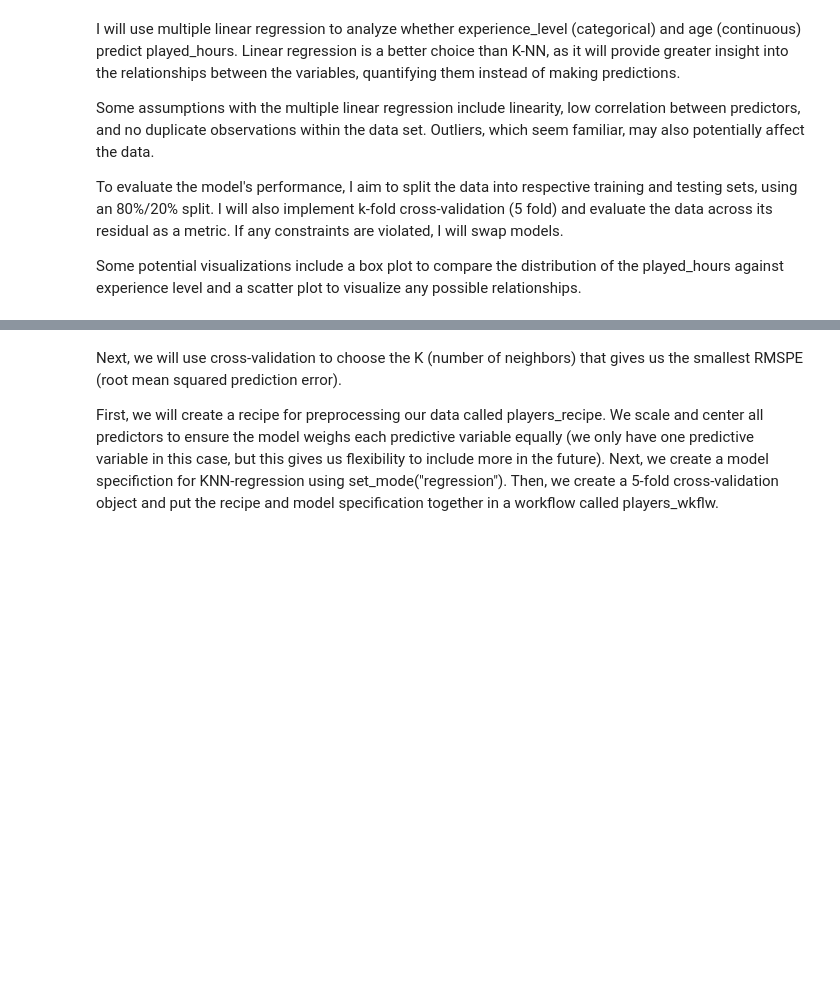
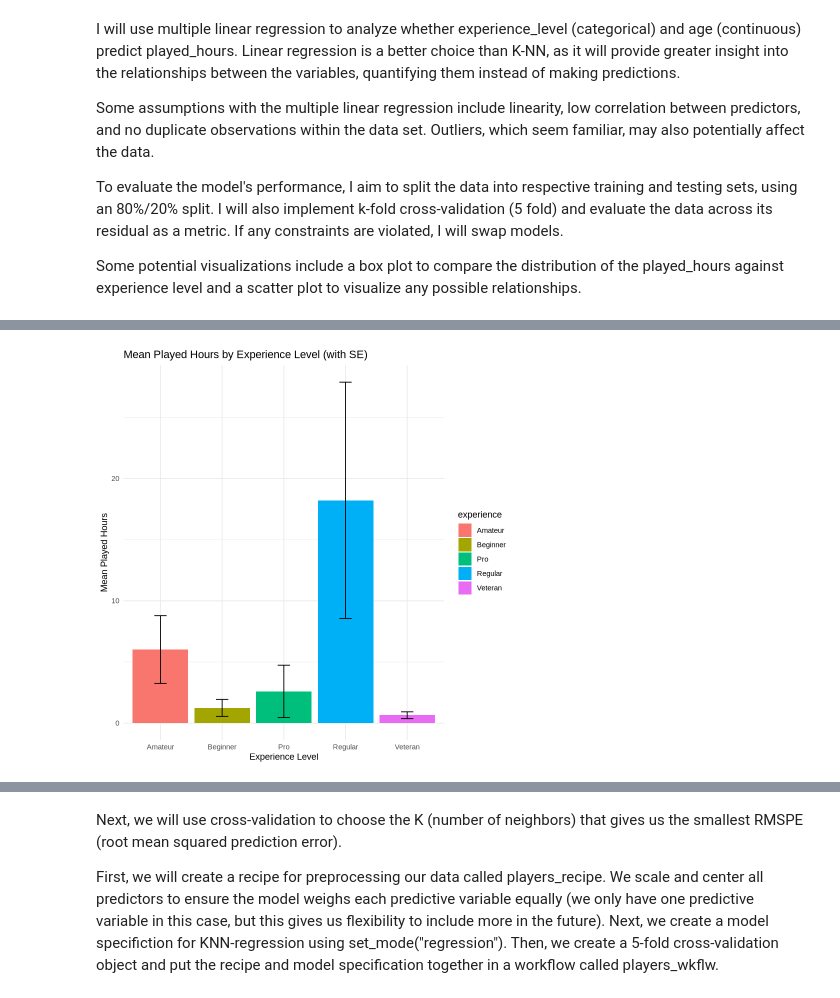
Before and after one commit to tortol867/dsci100-project-002-38, a Jupyter notebook: finalproject.ipynb, the cells around one changed output, grey strips where cells are left out. Cells and saved outputs as stored; diff of their text form; code cells hidden in the pictures; blank space fills up the shorter version.

```diff
--- a/finalproject.ipynb
+++ b/finalproject.ipynb
@@ -195,0 +277,19 @@ We begin our modelling by splitting the data into a training and testing set by
+# %%
+group_summary <- players_lm |>
+  group_by(experience) |>
+  summarise(
+    mean_played = mean(played_hours),
+    se = sd(played_hours) / sqrt(n())
+  )
+
+ggplot(group_summary, aes(x = experience, y = mean_played, fill = experience)) +
+  geom_col() +
+  geom_errorbar(aes(ymin = mean_played - se, ymax = mean_played + se), width = 0.2) +
+  labs(
+    title = "Mean Played Hours by Experience Level (with SE)",
+    x = "Experience Level",
+    y = "Mean Played Hours"
+  ) +
+  theme_minimal()
+# %% [output]
+[figure, added]
```
Also changed, not shown: parts of 8 cells of this notebook.
